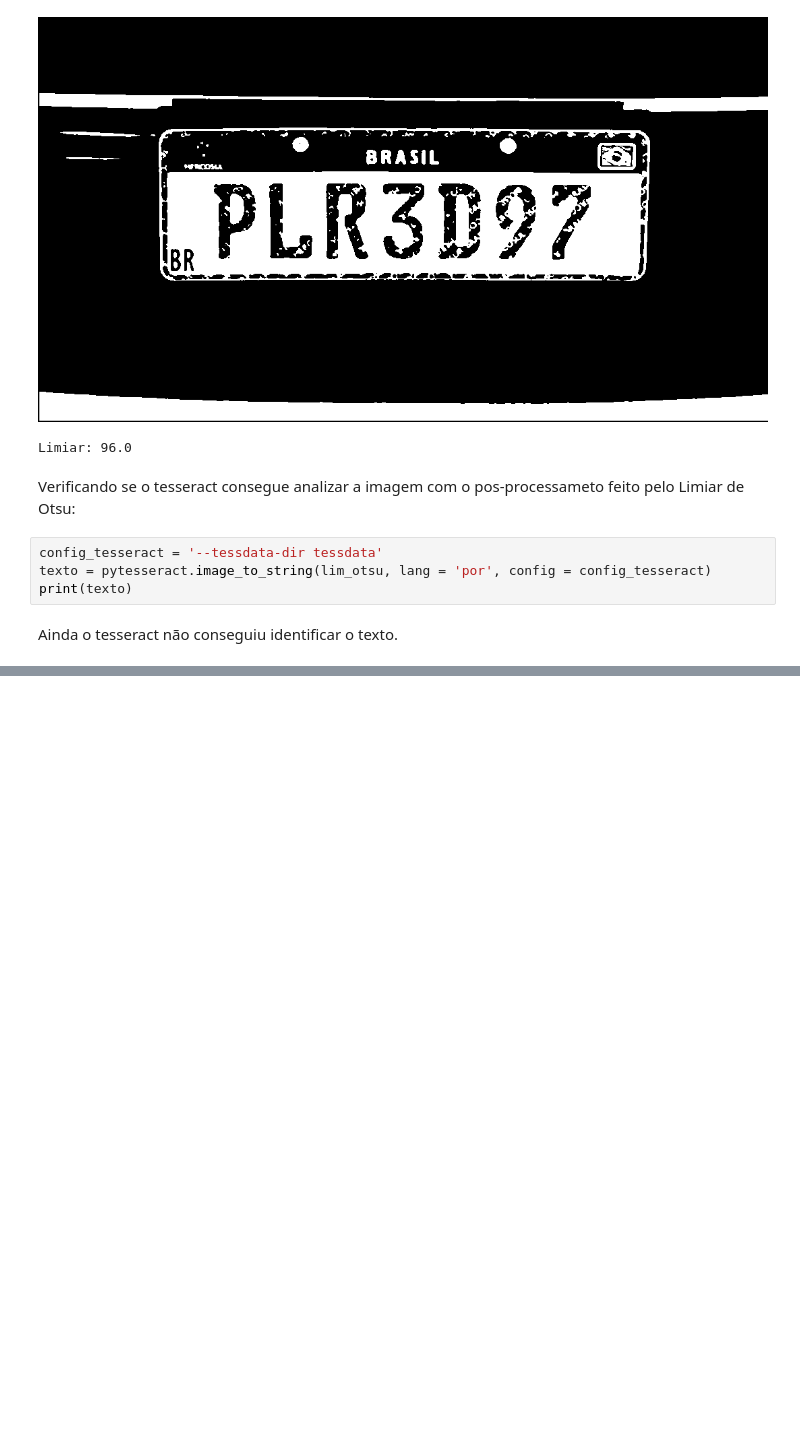
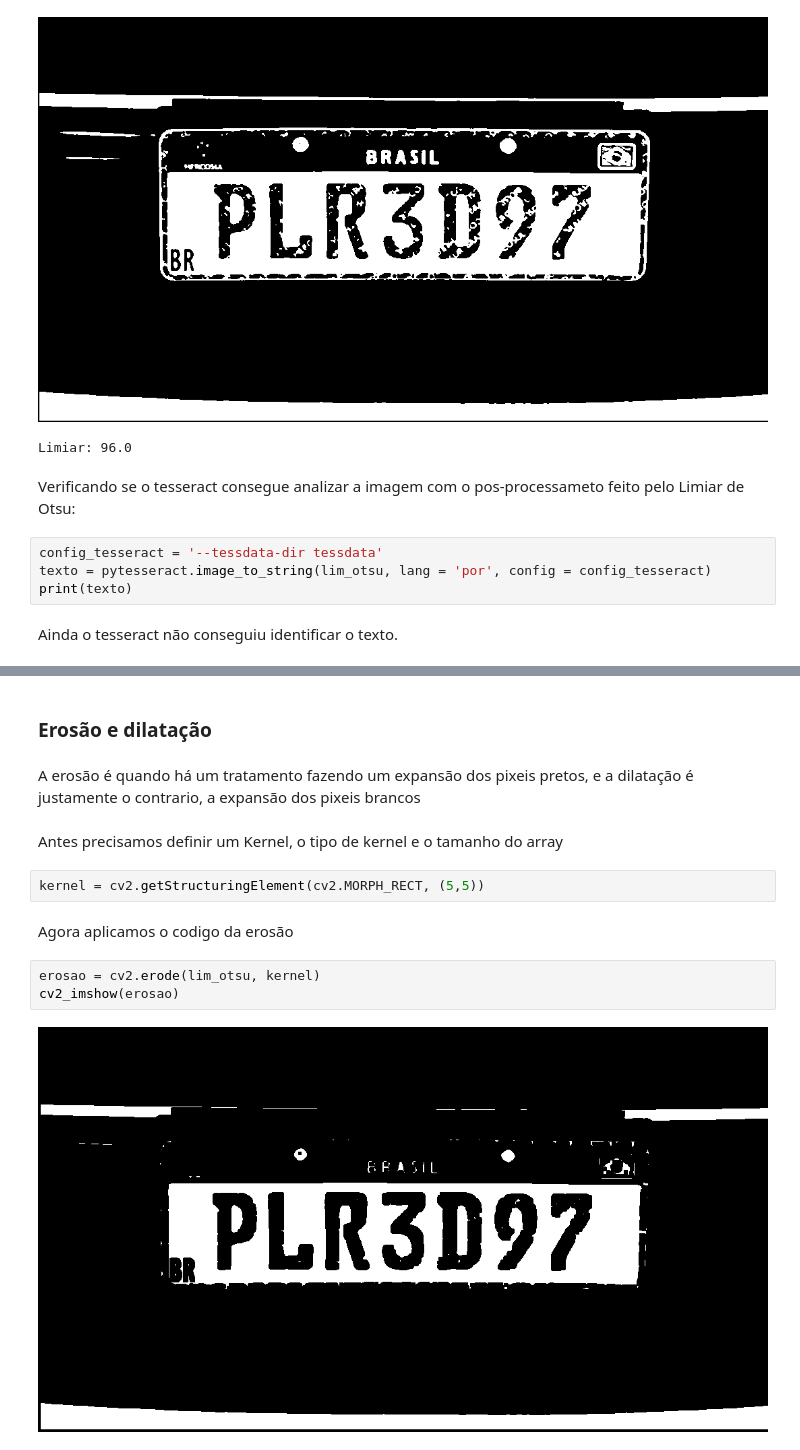
Before and after one commit to GustavoDwSantos/cursosalura, a Jupyter notebook: visao_computacional_com_OpenCV/Detecção_de_texto_em_placas_de_carro.ipynb, the cells around one changed output, grey strips where cells are left out. Drawn from its saved outputs; the diff is of its cells as text; blank space fills up the shorter version.

```diff
--- a/visao_computacional_com_OpenCV/Detecção_de_texto_em_placas_de_carro.ipynb
+++ b/visao_computacional_com_OpenCV/Detecção_de_texto_em_placas_de_carro.ipynb
@@ -257,0 +260,15 @@ Ainda o tesseract não conseguiu identificar o texto.
+# %% [markdown]
+### Erosão e dilatação
+# %% [markdown]
+A erosão é quando há um tratamento fazendo um expansão dos pixeis pretos, e a dilatação é justamente o contrario, a expansão dos pixeis brancos
+# %% [markdown]
+Antes precisamos definir um Kernel, o tipo de kernel e o tamanho do array
+# %%
+kernel = cv2.getStructuringElement(cv2.MORPH_RECT, (5,5))
+# %% [markdown]
+Agora aplicamos o codigo da erosão
+# %%
+erosao = cv2.erode(lim_otsu, kernel)
+cv2_imshow(erosao)
+# %% [output]
+[figure, added]
```
Also changed, not shown: parts of 34 cells of this notebook.
